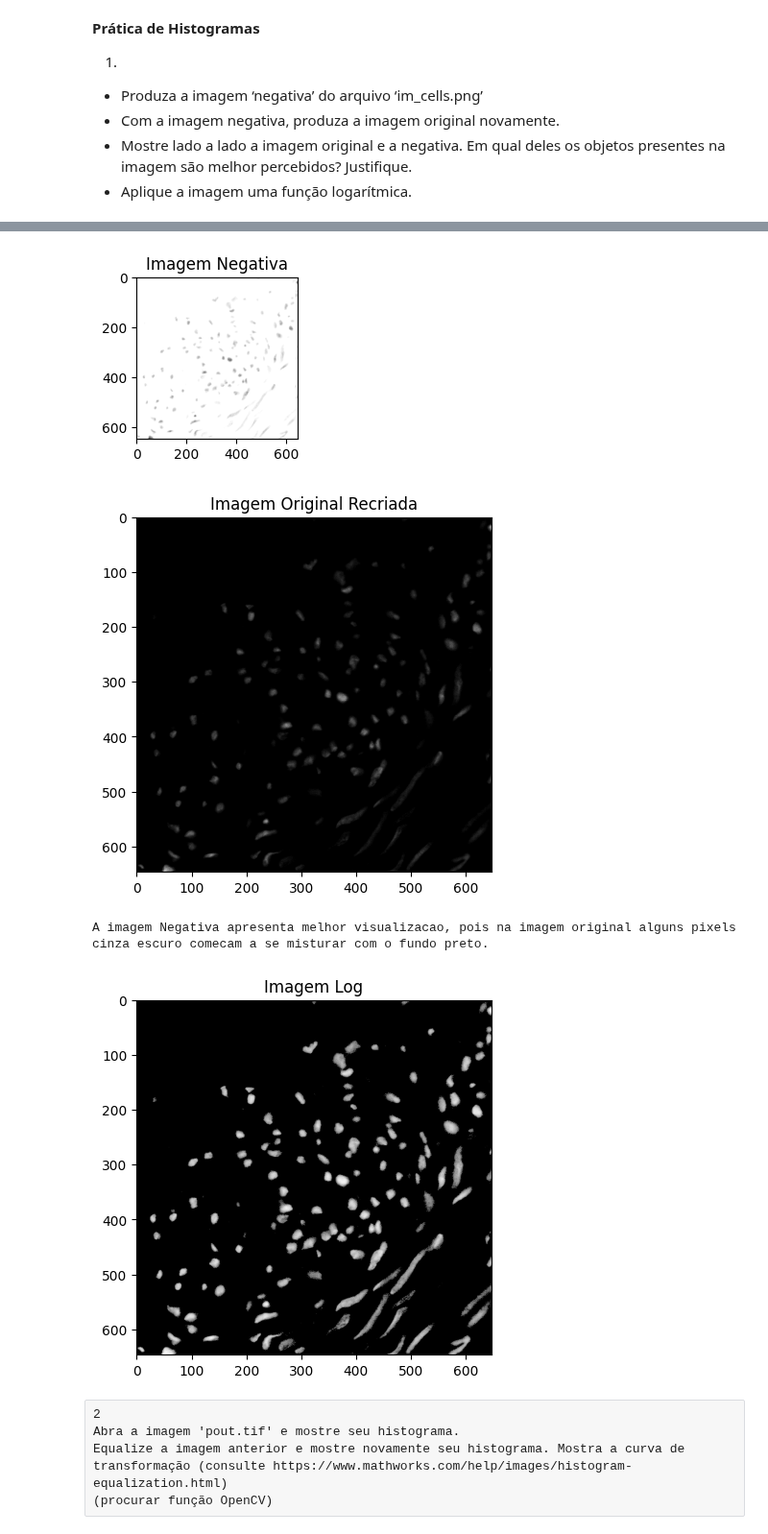
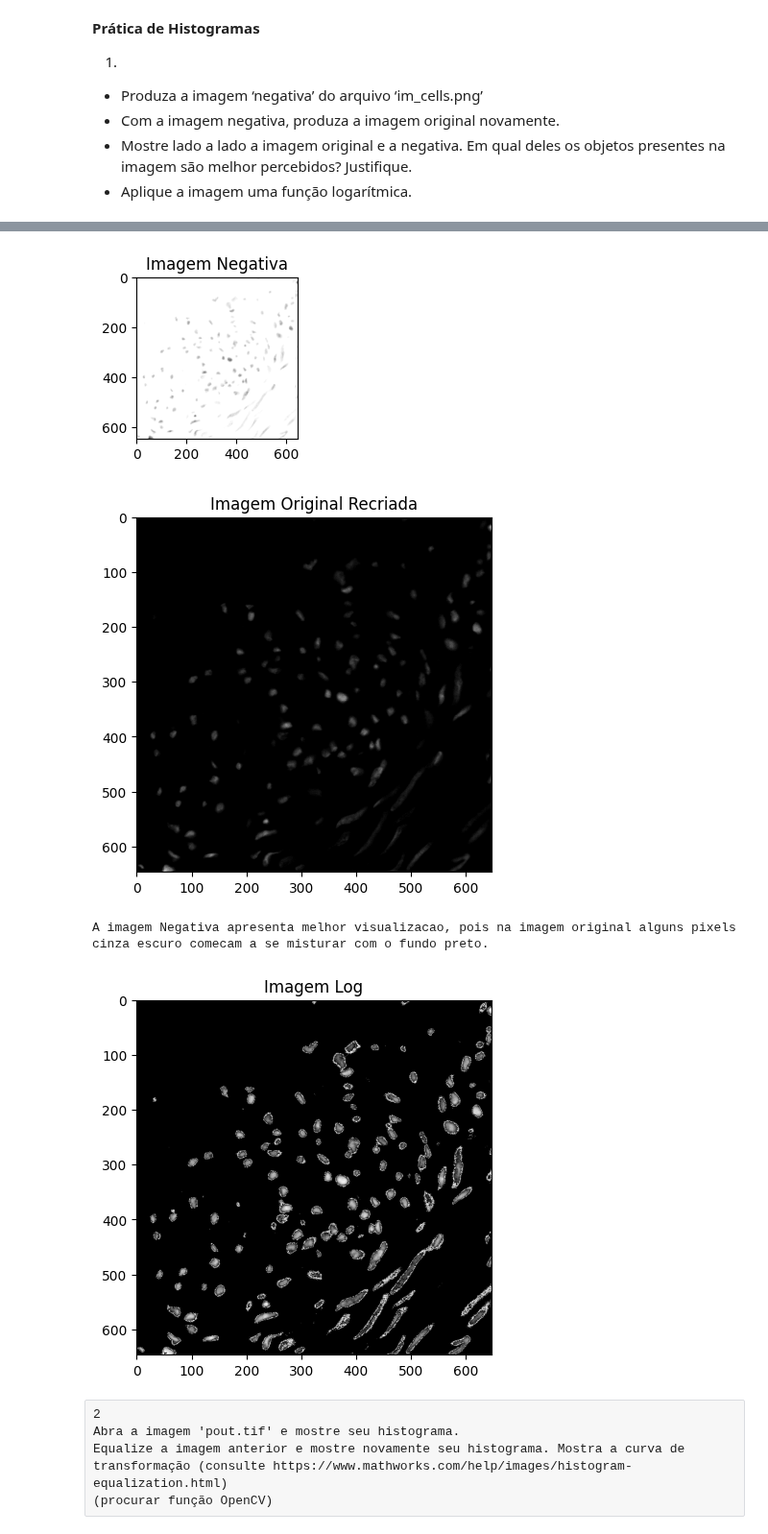
Before and after one commit to MatheusFreitas25/gsi058_t1_matheus.andrade, a Jupyter notebook: Lab03 - Histogram Equalization/Lab03_hist.ipynb, the cells around one changed output, grey strips where cells are left out. Shown at 96% size. Saved outputs shown, nothing was run; the diff lists cells and outputs as text; code cells hidden in the pictures.

```diff
--- a/Lab03 - Histogram Equalization/Lab03_hist.ipynb
+++ b/Lab03 - Histogram Equalization/Lab03_hist.ipynb
@@ -18,35 +18,35 @@ plt.subplot(2, 2, 1)
 plt.imshow(img_original, cmap='gray', vmin=0, vmax=255)
 plt.title("Imagem Original")
 plt.show()
 
 img_negativa = (255 - img_original)
 img_original = (255 - img_negativa)
 
 plt.subplot(2, 2, 2)
 plt.imshow(img_negativa, cmap='gray', vmin=0, vmax=255)
 plt.title("Imagem Negativa")
 plt.show()
 
 plt.imshow(img_original, cmap='gray', vmin=0, vmax=255)
 plt.title("Imagem Original Recriada")
 plt.show()
 
 print("A imagem Negativa apresenta melhor visualizacao, pois na imagem original alguns pixels cinza escuro comecam a se misturar com o fundo preto.")
 
 c = 255 / np.log(1 + np.max(img_original))
-img_logaritmica = c * (np.log(img_original + 1))
+img_logaritmica = 100 * (np.log(img_original + 1))
 
 log_image = np.array(img_logaritmica, dtype = np.uint8)
 
 plt.imshow(log_image, cmap='gray', vmin=0, vmax=255)
 plt.title("Imagem Log")
 plt.show()
 # %% [output]
 [figure]
 [figure]
 [figure]
 A imagem Negativa apresenta melhor visualizacao, pois na imagem original alguns pixels cinza escuro comecam a se misturar com o fundo preto.
-[figure, old version]
+[figure, new version]
 # %% [raw]
 2
 Abra a imagem 'pout.tif' e mostre seu histograma.
```
Also changed, not shown: parts of 1 cell of this notebook, 1 other file.
